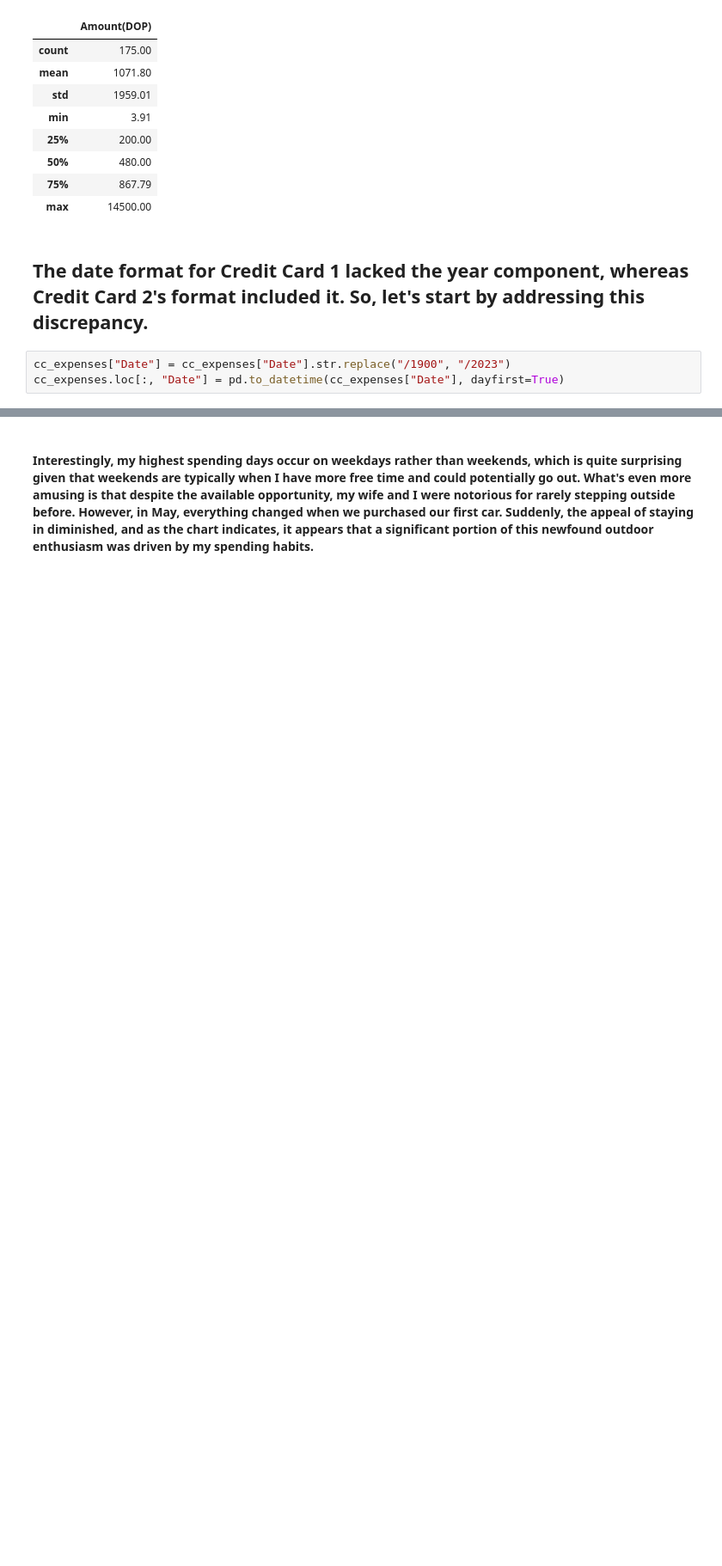
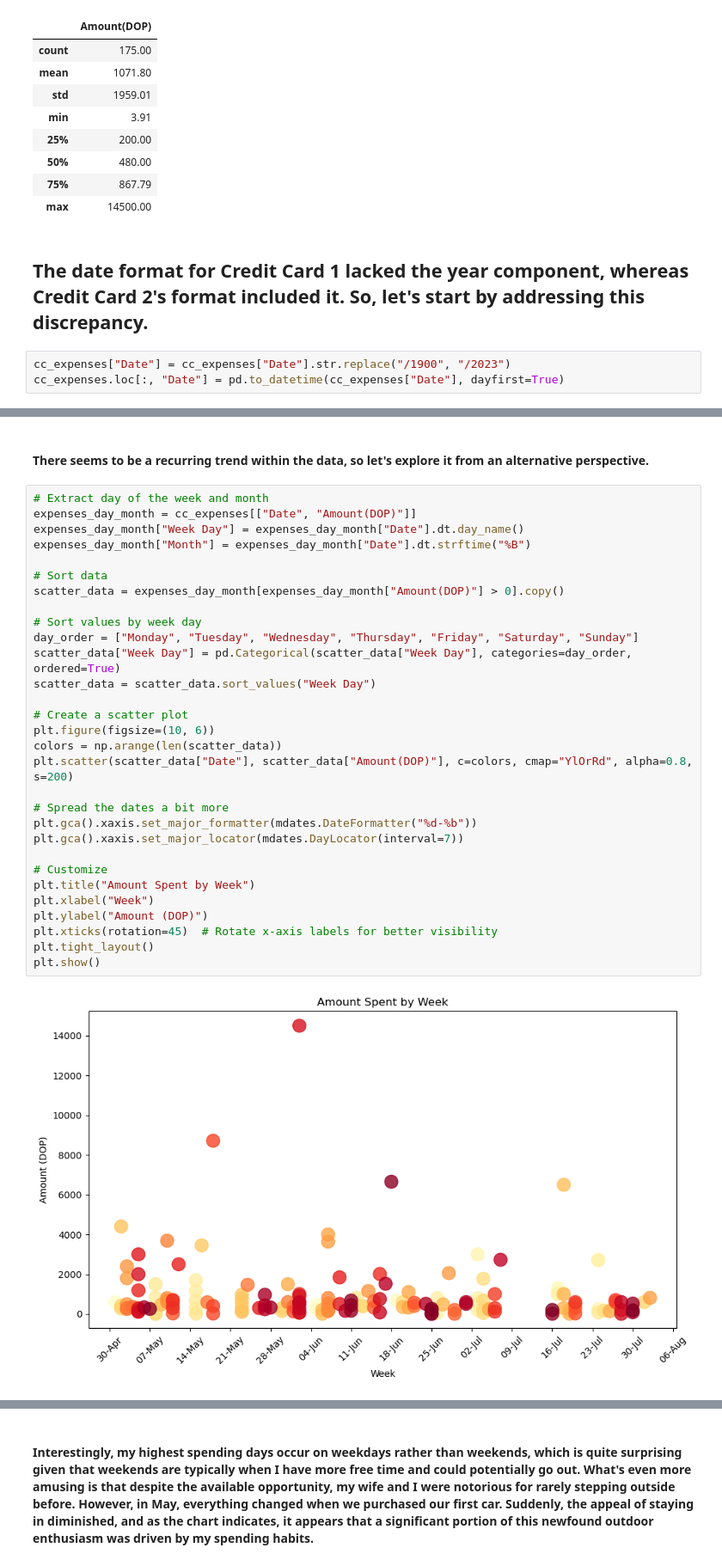
Before and after one commit to wriverarincon/portfolio, a Jupyter notebook: credit_cards_expenses/my_finances.ipynb, the cells around one changed output, grey strips where cells are left out. Shown at 86% size. Drawn from its saved outputs; the diff is of its cells as text; blank space fills up the shorter version.

```diff
--- a/credit_cards_expenses/my_finances.ipynb
+++ b/credit_cards_expenses/my_finances.ipynb
@@ -242,6 +261,40 @@ plt.tight_layout()
 plt.show()
 # %% [output]
 [figure]
+# %% [markdown]
+#### There seems to be a recurring trend within the data, so let's explore it from an alternative perspective.
+# %%
+# Extract day of the week and month
+expenses_day_month = cc_expenses[["Date", "Amount(DOP)"]]
+expenses_day_month["Week Day"] = expenses_day_month["Date"].dt.day_name()
+expenses_day_month["Month"] = expenses_day_month["Date"].dt.strftime("%B")
+
+# Sort data
+scatter_data = expenses_day_month[expenses_day_month["Amount(DOP)"] > 0].copy()
+
+# Sort values by week day
+day_order = ["Monday", "Tuesday", "Wednesday", "Thursday", "Friday", "Saturday", "Sunday"]
+scatter_data["Week Day"] = pd.Categorical(scatter_data["Week Day"], categories=day_order, ordered=True)
+scatter_data = scatter_data.sort_values("Week Day")
+
+# Create a scatter plot
+plt.figure(figsize=(10, 6))
+colors = np.arange(len(scatter_data))
+plt.scatter(scatter_data["Date"], scatter_data["Amount(DOP)"], c=colors, cmap="YlOrRd", alpha=0.8, s=200)
+
+# Spread the dates a bit more
+plt.gca().xaxis.set_major_formatter(mdates.DateFormatter("%d-%b"))
+plt.gca().xaxis.set_major_locator(mdates.DayLocator(interval=7))
+
+# Customize
+plt.title("Amount Spent by Week")
+plt.xlabel("Week")
+plt.ylabel("Amount (DOP)")
+plt.xticks(rotation=45)  # Rotate x-axis labels for better visibility
+plt.tight_layout()
+plt.show()
+# %% [output]
+[figure, added]
 # %% [markdown]
 #### Observing the chart above, it's evident that my spending tends to peak around the dates when I receive my job payments – typically the 8th, 15th, and 23rd of each month. This trend could be attributed to the fact that most of my monthly expenses are automatically charged to my credit cards. These include hefty bills like mobile and home internet, which I settle at the start of the month, as well as subscriptions like Spotify, Office, and OneDrive. While these individual expenses accumulate and create a larger figure, the overall total shouldn't be this high.
 
```
Also changed, not shown: parts of 26 cells of this notebook.
